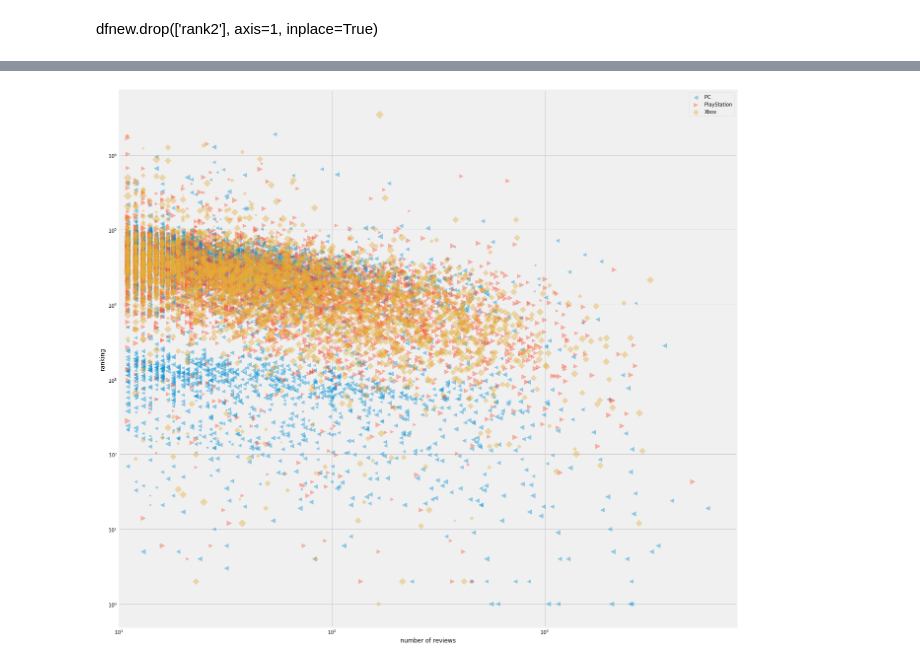
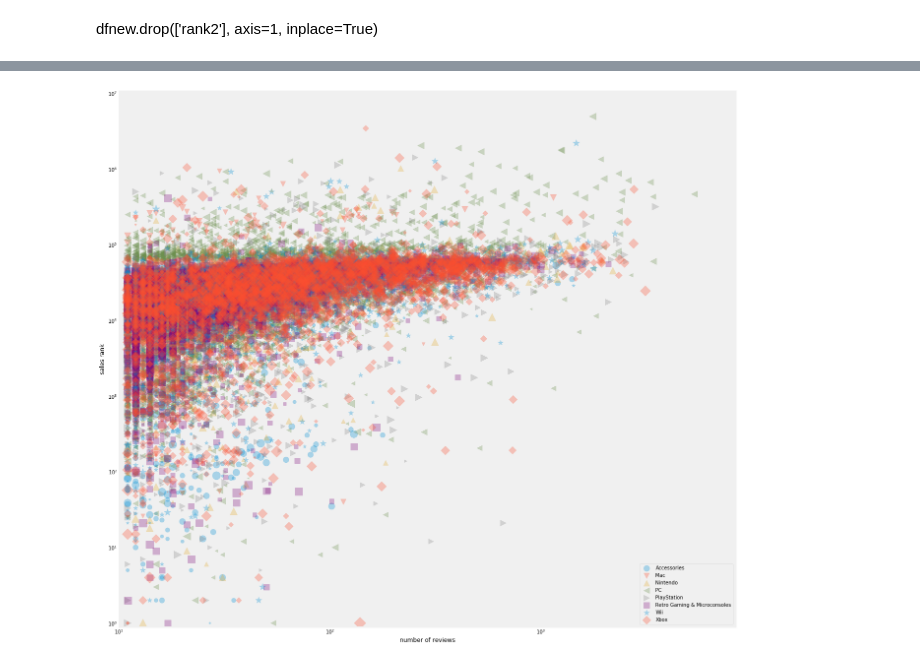
Before and after one commit to smartiiv/data_viz, a Jupyter notebook: Final.ipynb, the cells around one changed output, grey strips where cells are left out. Cells and saved outputs as stored; diff of their text form; code cells hidden in the pictures.

```diff
--- a/Final.ipynb
+++ b/Final.ipynb
@@ -45,8 +56,8 @@ df0 = df.groupby('asin')['timestamp'].agg(['min','max']).reset_index()
 # %%
-df0.loc[:,'start'] = pd.to_datetime(df0.loc[:,'min'])
-df0.loc[:,'stop'] = pd.to_datetime(df0.loc[:,'max'])
+df0.loc[:,'min'] = pd.to_datetime(df0.loc[:,'min'])
+df0.loc[:,'max'] = pd.to_datetime(df0.loc[:,'max'])
 # %%
-df0.loc[:,'delta'] = df0['stop'] - df0['start']
+df0.loc[:,'delta'] = df0['max'] - df0['min']
 # %%
 df0
 # %% [output]
@@ -69,3 +81,5 @@ df = pd.merge(df,df0, how='left')
 remove0 = df[df['delta'].dt.days < 182].index
 
 df.drop(remove0, inplace=True)
+# %%
+df.loc[:,'duration'] = df['timestamp'] - df['min']
@@ -608,0 +743,5 @@ dfnewfinal
+# %%
+dfnewfinal.sort_values('rank2', inplace=True)
+
+# reverse rank
+dfnewfinal.loc[:,'rank3'] = dfnewfinal['rank2'].values[::-1]
@@ -674,33 +813,33 @@ x8 = dfnewfinal8['count']
 # %%
 fig = plt.figure(figsize=(20,20))
 
 ax = fig.add_subplot(111)
 
-#ax.scatter(x1,y1, alpha=0.4, marker='o', label='Accessories',s=z1)
-#ax.scatter(x2,y2, alpha=0.4, marker='v', label='Mac',s=z2)
-#ax.scatter(x3,y3, alpha=0.4, marker='^', label='Nintendo',s=z3)
-ax.scatter(x4,y4, alpha=0.4, marker='<', label='PC',s=z4)
-ax.scatter(x5,y5, alpha=0.4, marker='>', label='PlayStation',s=z5)
-#ax.scatter(x6,y6, alpha=0.4, marker='s', label='Retro Gaming & Microconsoles',s=z6)
-#ax.scatter(x7,y7, alpha=0.4, marker='*', label='Wii',s=z7)
-ax.scatter(x8,y8, alpha=0.4, marker='D', label='Xbox',s=z8)
-
+ax.scatter(x1,y1, alpha=0.3, marker='o', label='Accessories',s=z1)
+ax.scatter(x2,y2, alpha=0.3, marker='v', label='Mac',s=z2)
+ax.scatter(x3,y3, alpha=0.3, marker='^', label='Nintendo',s=z3)
+ax.scatter(x4,y4, alpha=0.3, marker='<', label='PC',s=z4)
+ax.scatter(x5,y5, alpha=0.3, marker='>', label='PlayStation',s=z5)
+ax.scatter(x6,y6, alpha=0.3, marker='s', label='Retro Gaming & Microconsoles',s=z6)
+ax.scatter(x7,y7, alpha=0.3, marker='*', label='Wii',s=z7)
+ax.scatter(x8,y8, alpha=0.3, marker='D', label='Xbox',s=z8)
 
 
 ax.set_xscale('log')
 ax.set_yscale('log')
 ax.set_xlim(left=10)
-ax.set_ylim(ymin=0.5)
+ax.set_ylim(ymin=0.9)
 
 ax.set_xlabel('number of reviews')
-ax.set_ylabel('ranking')
+ax.set_ylabel('sales rank')
 
-ax.legend(loc='best')
+ax.grid(ls='')
+ax.legend(loc=4)
 
 fig.tight_layout
 plt.show()
 # %% [output]
-[figure, old version]
+[figure, new version]
 # %%
 import statsmodels.api as sm
 from statsmodels.sandbox.regression.predstd import wls_prediction_std
```
Also changed, not shown: parts of 74 cells of this notebook.
